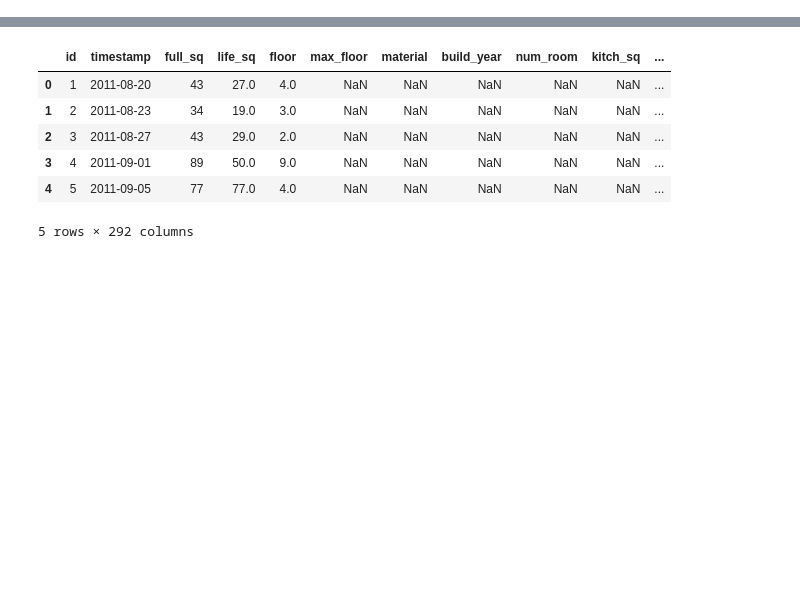
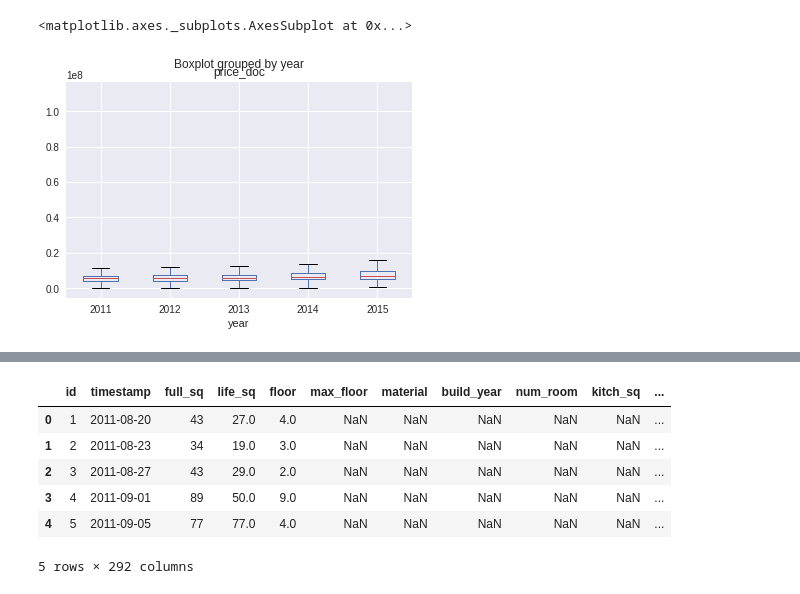
Before and after one commit to Jugaadu/srhm, a Jupyter notebook: Sberbank Russian Housing Market.ipynb, the cells around one changed output, grey strips where cells are left out. Cells and saved outputs as stored; diff of their text form; code cells hidden in the pictures; blank space fills up the shorter version.

```diff
--- a/Sberbank Russian Housing Market.ipynb
+++ b/Sberbank Russian Housing Market.ipynb
@@ -21,0 +70,5 @@ Index(['id', 'timestamp', 'full_sq', 'life_sq', 'floor', 'max_floor',
+# %%
+train.boxplot('price_doc',by = 'year')
+# %% [output]
+<matplotlib.axes._subplots.AxesSubplot at 0x...>
+[figure, added]
```
Also changed, not shown: parts of 40 cells of this notebook, 1 other file.
